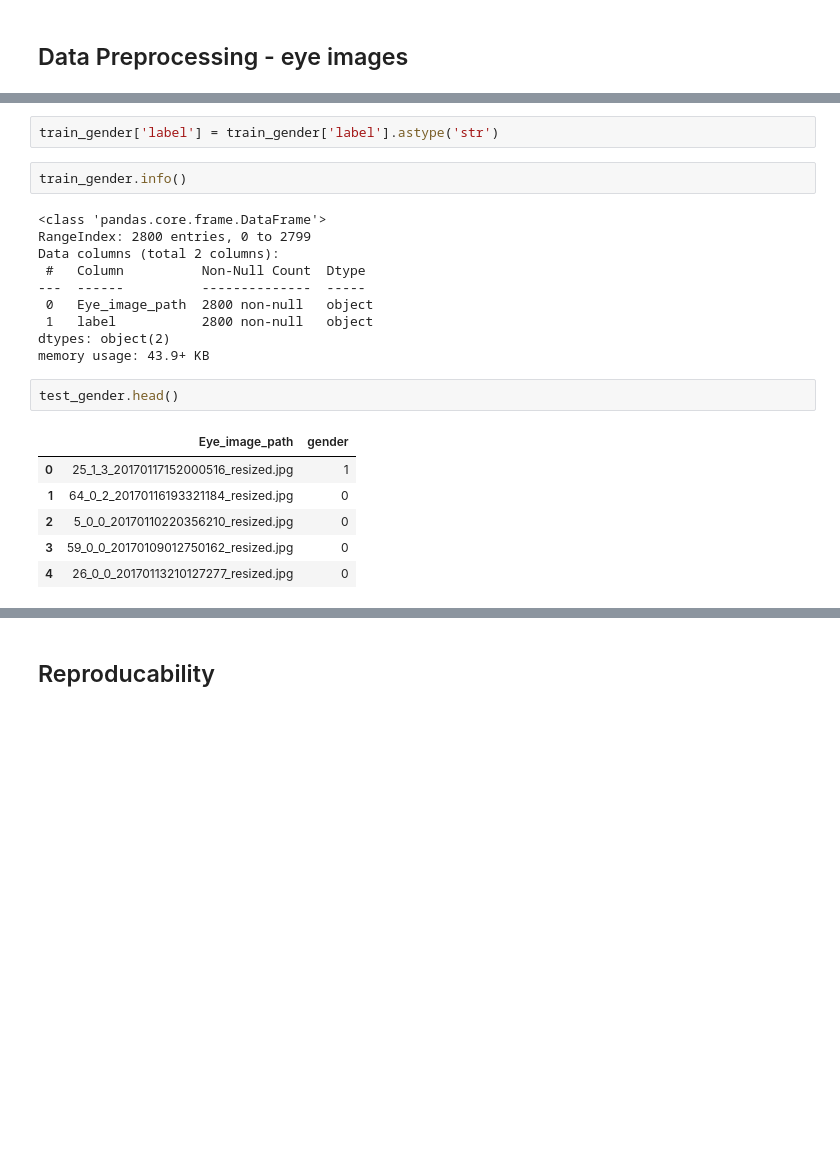
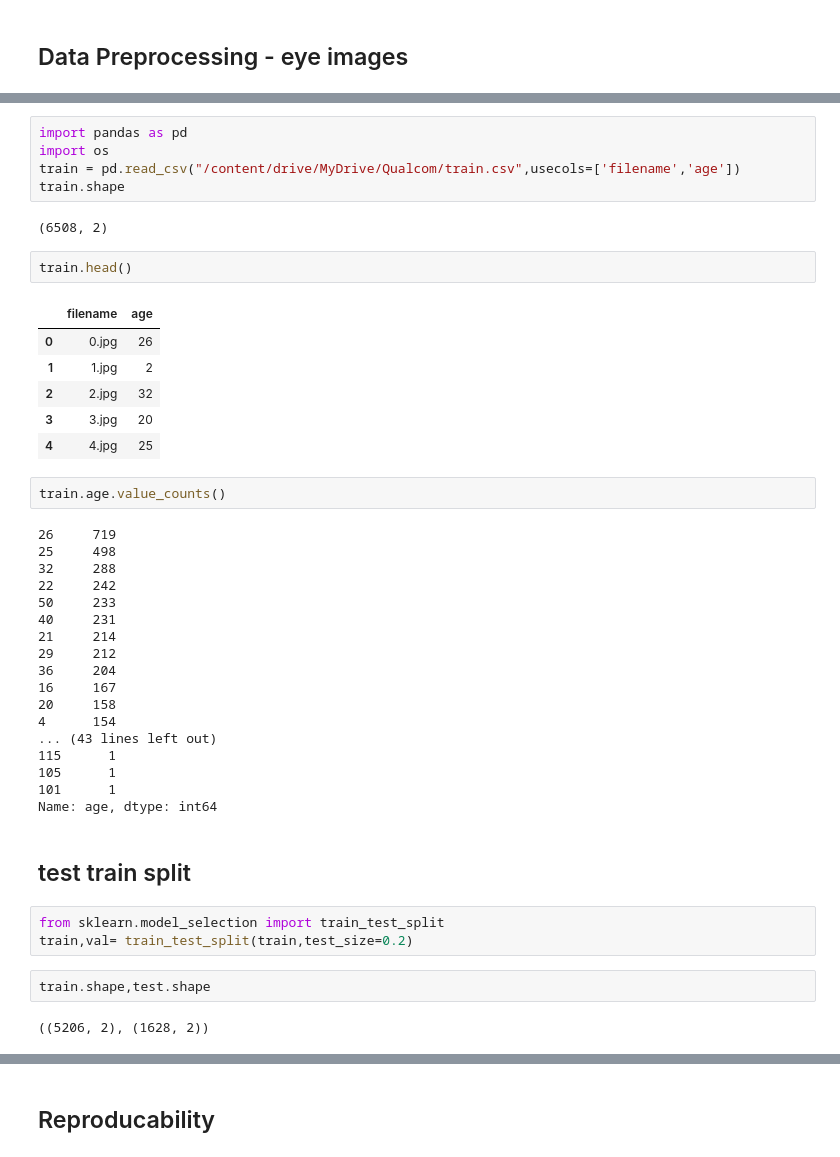
Before and after one commit to plaban1981/Deep-Learning-KERAS, a Jupyter notebook: Age_Category_Classification_using_Tensorflow_Transfer_Learning.ipynb, the cells around one changed output, grey strips where cells are left out. Saved outputs shown, nothing was run; the diff lists cells and outputs as text; blank space fills up the shorter version.

```diff
--- a/Age_Category_Classification_using_Tensorflow_Transfer_Learning.ipynb
+++ b/Age_Category_Classification_using_Tensorflow_Transfer_Learning.ipynb
@@ -309,23 +12,45 @@ train_gender.head()
-# %%
-train_gender['label'] = train_gender['label'].astype('str')
-# %%
-train_gender.info()
-# %% [output]
-<class 'pandas.core.frame.DataFrame'>
-RangeIndex: 2800 entries, 0 to 2799
-Data columns (total 2 columns):
- #   Column          Non-Null Count  Dtype
----  ------          --------------  -----
- 0   Eye_image_path  2800 non-null   object
- 1   label           2800 non-null   object
-dtypes: object(2)
-memory usage: 43.9+ KB
-# %%
-test_gender.head()
-# %% [output]
-|  | Eye_image_path | gender |
-| 0 | 25_1_3_20170117152000516_resized.jpg | 1 |
-| 1 | 64_0_2_20170116193321184_resized.jpg | 0 |
-| 2 | 5_0_0_20170110220356210_resized.jpg | 0 |
-| 3 | 59_0_0_20170109012750162_resized.jpg | 0 |
-| 4 | 26_0_0_20170113210127277_resized.jpg | 0 |
+# %%
+import pandas as pd
+import os
+train = pd.read_csv("/content/drive/MyDrive/Qualcom/train.csv",usecols=['filename','age'])
+train.shape
+# %% [output]
+(6508, 2)
+# %%
+train.head()
+# %% [output]
+|  | filename | age |
+| 0 | 0.jpg | 26 |
+| 1 | 1.jpg | 2 |
+| 2 | 2.jpg | 32 |
+| 3 | 3.jpg | 20 |
+| 4 | 4.jpg | 25 |
+# %%
+train.age.value_counts()
+# %% [output]
+26     719
+25     498
+32     288
+22     242
+50     233
+40     231
+21     214
+29     212
+36     204
+16     167
+20     158
+4      154
+... (43 lines left out)
+115      1
+105      1
+101      1
+Name: age, dtype: int64
+# %% [markdown]
+## test train split
+# %%
+from sklearn.model_selection import train_test_split
+train,val= train_test_split(train,test_size=0.2)
+# %%
+train.shape,test.shape
+# %% [output]
+((5206, 2), (1628, 2))
```
Also changed, not shown: parts of 106 cells of this notebook.
